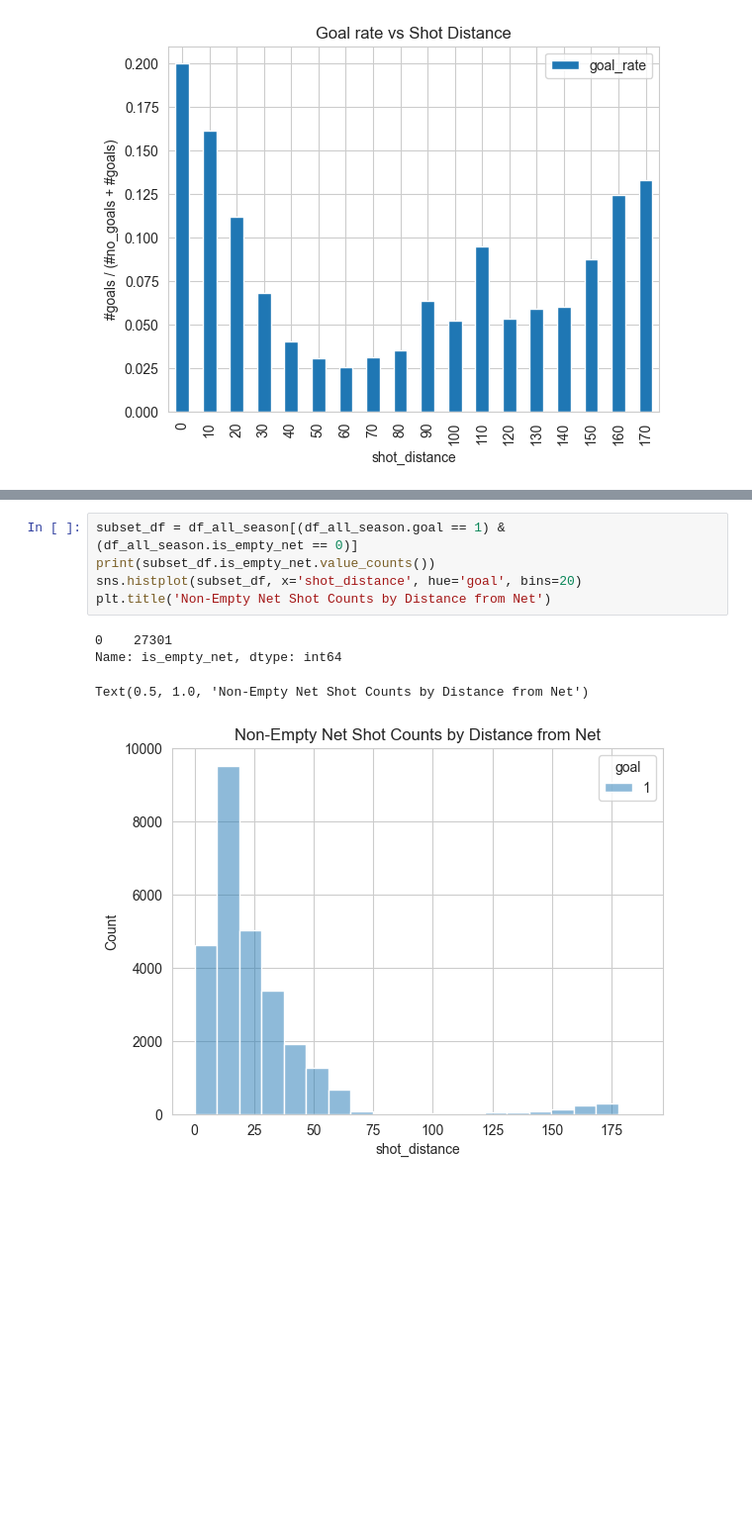
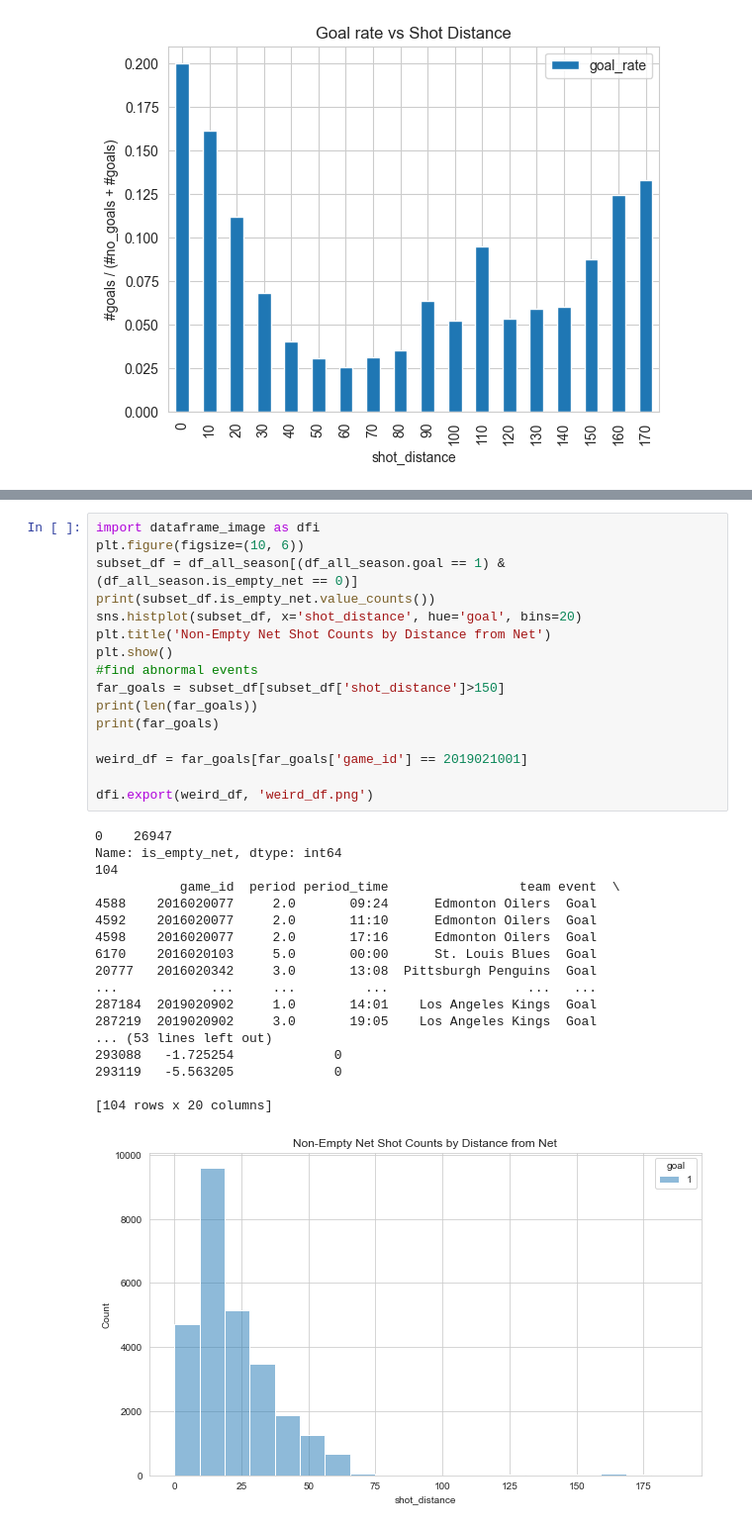
Before and after one commit to IFT6758-Team-08/Team_8_IFT_6758, a Jupyter notebook: src/visualization/M2_Feature_eng1.ipynb, the cells around one changed output, grey strips where cells are left out. Shown at 99% size. Saved outputs shown, nothing was run; the diff lists cells and outputs as text; blank space fills up the shorter version.

Commit message:
find wrong events added

```diff
--- a/src/visualization/M2_Feature_eng1.ipynb
+++ b/src/visualization/M2_Feature_eng1.ipynb
@@ -130,11 +131,36 @@ Text(0.5, 1.0, 'Empty Net Shot Counts by Distance from Net')
 # %%
+import dataframe_image as dfi
+plt.figure(figsize=(10, 6))
 subset_df = df_all_season[(df_all_season.goal == 1) & (df_all_season.is_empty_net == 0)]
 print(subset_df.is_empty_net.value_counts())
 sns.histplot(subset_df, x='shot_distance', hue='goal', bins=20)
 plt.title('Non-Empty Net Shot Counts by Distance from Net')
+plt.show()
+#find abnormal events
+far_goals = subset_df[subset_df['shot_distance']>150]
+print(len(far_goals))
+print(far_goals)
+
+weird_df = far_goals[far_goals['game_id'] == 2019021001]
+
+dfi.export(weird_df, 'weird_df.png')
 # %% [output]
-0    27301
+0    26947
 Name: is_empty_net, dtype: int64
+104
+           game_id  period period_time                 team event  \
+4588    2016020077     2.0       09:24      Edmonton Oilers  Goal
+4592    2016020077     2.0       11:10      Edmonton Oilers  Goal
+4598    2016020077     2.0       17:16      Edmonton Oilers  Goal
+6170    2016020103     5.0       00:00      St. Louis Blues  Goal
+20777   2016020342     3.0       13:08  Pittsburgh Penguins  Goal
+...            ...     ...         ...                  ...   ...
+287184  2019020902     1.0       14:01    Los Angeles Kings  Goal
+287219  2019020902     3.0       19:05    Los Angeles Kings  Goal
+... (53 lines left out)
+293088   -1.725254             0
+293119   -5.563205             0
+
+[104 rows x 20 columns]
-Text(0.5, 1.0, 'Non-Empty Net Shot Counts by Distance from Net')
-[figure, old version]
+[figure, new version]
 # %%
```
Also changed, not shown: parts of 3 cells of this notebook.
